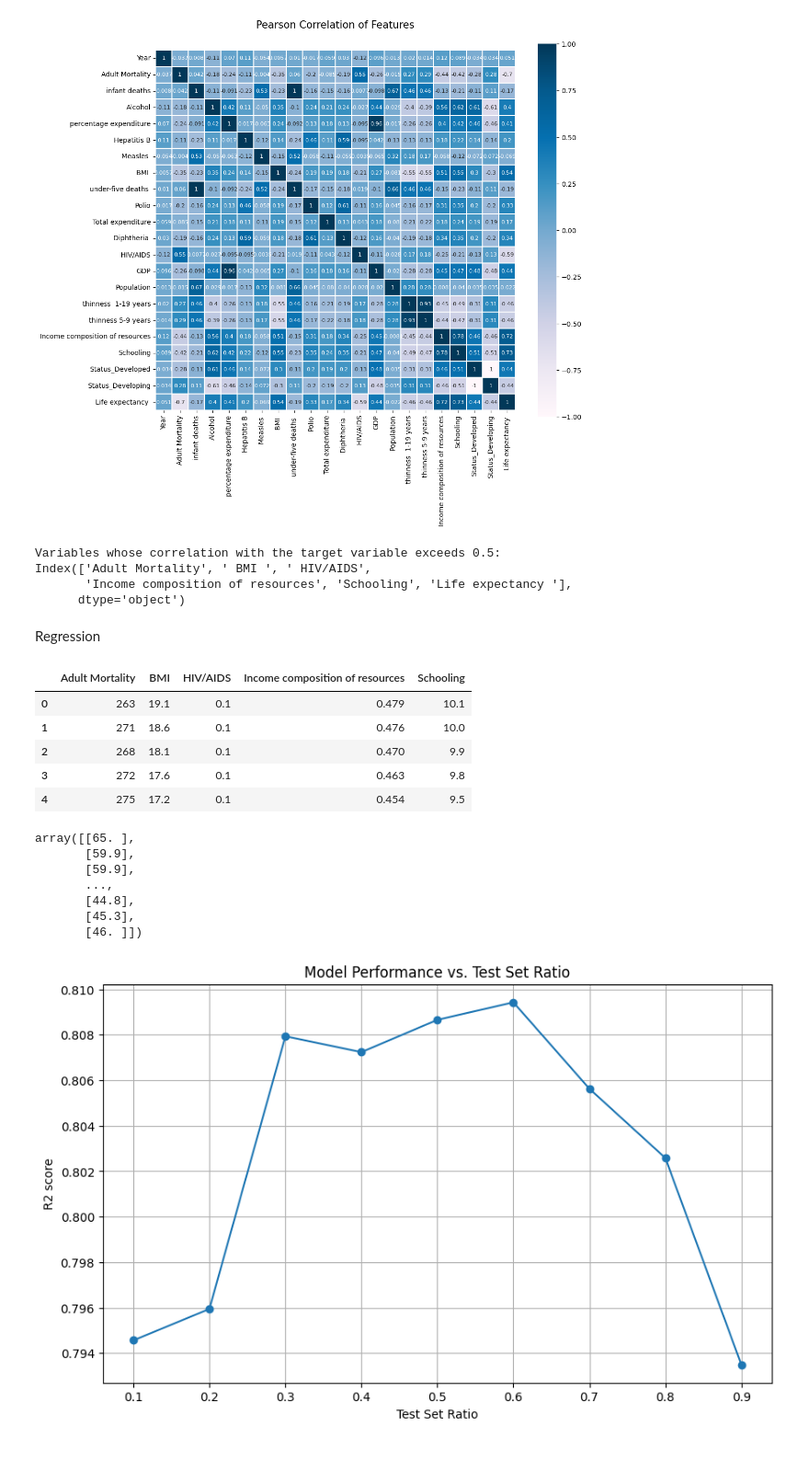
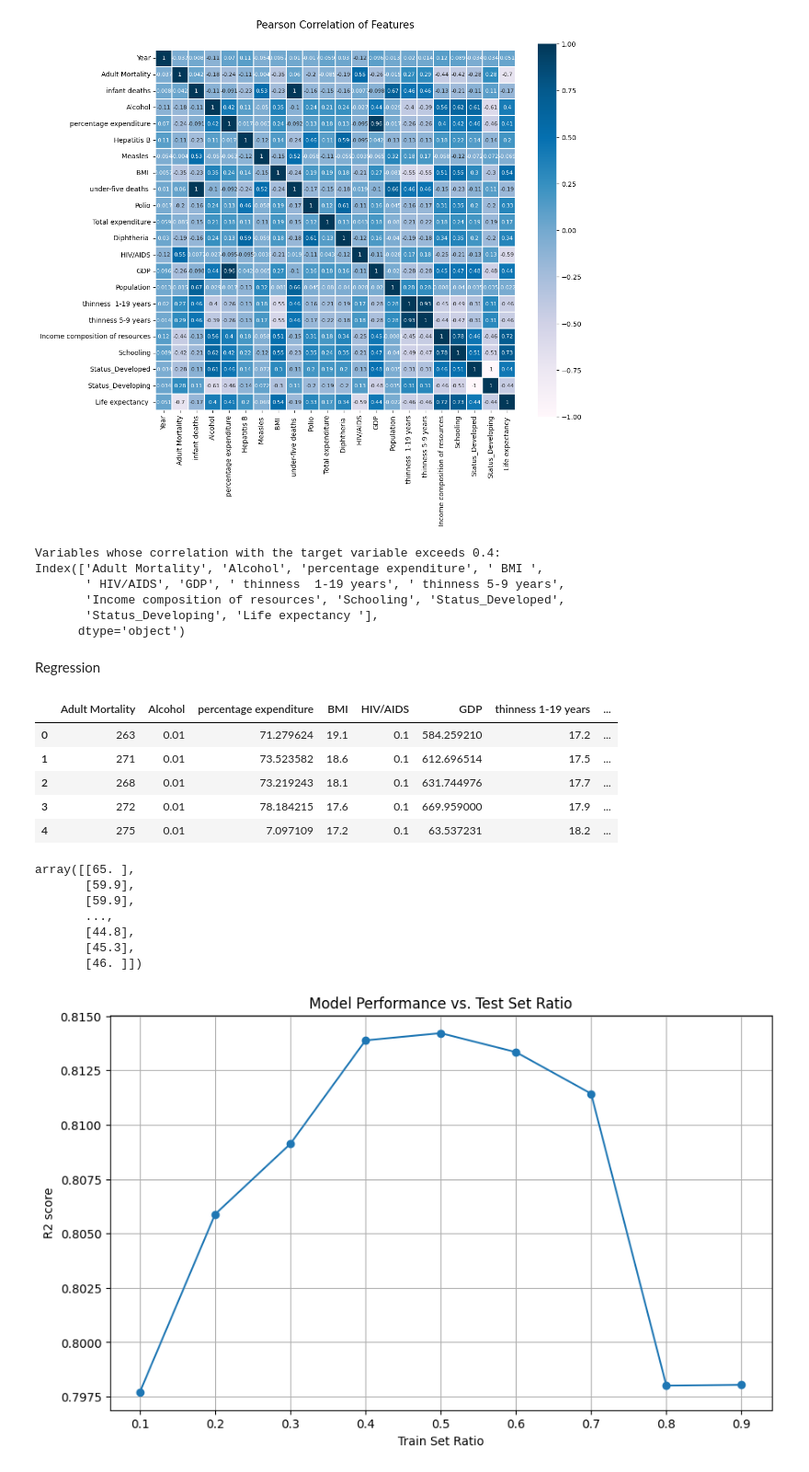
Before and after one commit to Pippeloo/DataScience-Paper, a Jupyter notebook: EDA_Regression_by_proportion_Moon.ipynb, the cells around one changed output. Shown: that part at 92% size. Saved outputs shown, nothing was run; the diff lists cells and outputs as text; code cells hidden in the pictures.

```diff
--- a/EDA_Regression_by_proportion_Moon.ipynb
+++ b/EDA_Regression_by_proportion_Moon.ipynb
@@ -96,16 +96,18 @@ correlation_matrix = df.iloc[:, 1:].corr()
 
 # Extract values whose correlation exceeds threshold(ex: 0.5)
 target_column = 'Life expectancy '
-threshold = 0.5
+threshold = 0.4
 columns_above_threshold = correlation_matrix.index[abs(correlation_matrix[target_column]) > threshold]
 
 # print result
 print("\nVariables whose correlation with the target variable exceeds {}:".format(threshold))
 print(columns_above_threshold)
 # %% [output]
-Variables whose correlation with the target variable exceeds 0.5:
-Index(['Adult Mortality', ' BMI ', ' HIV/AIDS',
-       'Income composition of resources', 'Schooling', 'Life expectancy '],
+Variables whose correlation with the target variable exceeds 0.4:
+Index(['Adult Mortality', 'Alcohol', 'percentage expenditure', ' BMI ',
+       ' HIV/AIDS', 'GDP', ' thinness  1-19 years', ' thinness 5-9 years',
+       'Income composition of resources', 'Schooling', 'Status_Developed',
+       'Status_Developing', 'Life expectancy '],
       dtype='object')
 # %% [markdown]
 Regression
@@ -121,12 +123,12 @@ X.head()
 # chosen variables only
 # divide dataset into X(independent) and y(target)
 # %% [output]
-|  | Adult Mortality | BMI | HIV/AIDS | Income composition of resources | Schooling |
-| 0 | 263 | 19.1 | 0.1 | 0.479 | 10.1 |
-| 1 | 271 | 18.6 | 0.1 | 0.476 | 10.0 |
-| 2 | 268 | 18.1 | 0.1 | 0.470 | 9.9 |
-| 3 | 272 | 17.6 | 0.1 | 0.463 | 9.8 |
-| 4 | 275 | 17.2 | 0.1 | 0.454 | 9.5 |
+|  | Adult Mortality | Alcohol | percentage expenditure | BMI | HIV/AIDS | GDP | thinness 1-19 years | ... |
+| 0 | 263 | 0.01 | 71.279624 | 19.1 | 0.1 | 584.259210 | 17.2 | ... |
+| 1 | 271 | 0.01 | 73.523582 | 18.6 | 0.1 | 612.696514 | 17.5 | ... |
+| 2 | 268 | 0.01 | 73.219243 | 18.1 | 0.1 | 631.744976 | 17.7 | ... |
+| 3 | 272 | 0.01 | 78.184215 | 17.6 | 0.1 | 669.959000 | 17.9 | ... |
+| 4 | 275 | 0.01 | 7.097109 | 17.2 | 0.1 | 63.537231 | 18.2 | ... |
 # %%
 y
 # %% [output]
@@ -147,12 +149,12 @@ from sklearn.metrics import mean_squared_error
 
 
 # Save model performance for different ratios
-test_ratios = np.arange(0.1, 1.0, 0.1)  # ratios (from 0.1 to 0.9, 0.1 interval)
+train_ratios = np.arange(0.1, 1.0, 0.1)  # ratios (from 0.1 to 0.9, 0.1 interval)
 r2_scores = []
 rmse_list = []
 
-for test_ratio in test_ratios:
-    X_train, X_test, y_train, y_test = train_test_split(X, y, test_size=test_ratio, random_state=42)
+for train_ratio in train_ratios:
+    X_train, X_test, y_train, y_test = train_test_split(X, y, train_size=train_ratio, random_state=42)
 
     # train model
     model = LinearRegression()
@@ -167,14 +169,14 @@ for test_ratio in test_ratios:
 # %%
 # draw a graph
 plt.figure(figsize=(10, 6))
-plt.plot(test_ratios, r2_scores, marker='o', linestyle='-')
+plt.plot(train_ratios, r2_scores, marker='o', linestyle='-')
 plt.title('Model Performance vs. Test Set Ratio')
-plt.xlabel('Test Set Ratio')
+plt.xlabel('Train Set Ratio')
 plt.ylabel('R2 score')
 plt.grid(True)
 plt.show()
 # %% [output]
-[figure, old version]
+[figure, new version]
 # %%
 # graph
 plt.figure(figsize=(10, 6))
```
Also changed, not shown: parts of 2 cells of this notebook.
